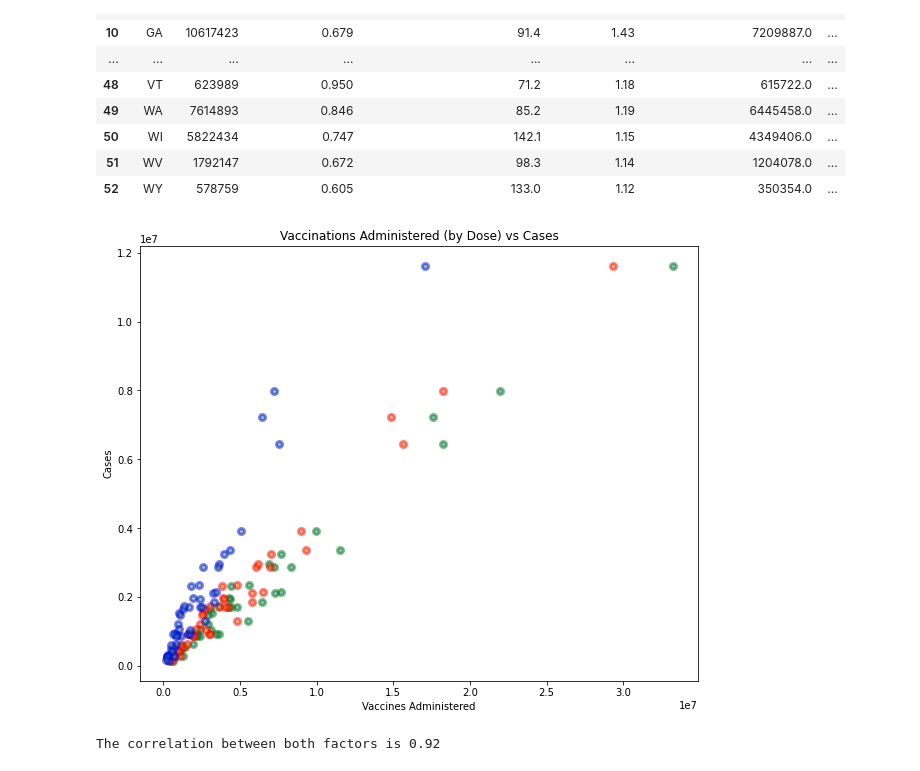
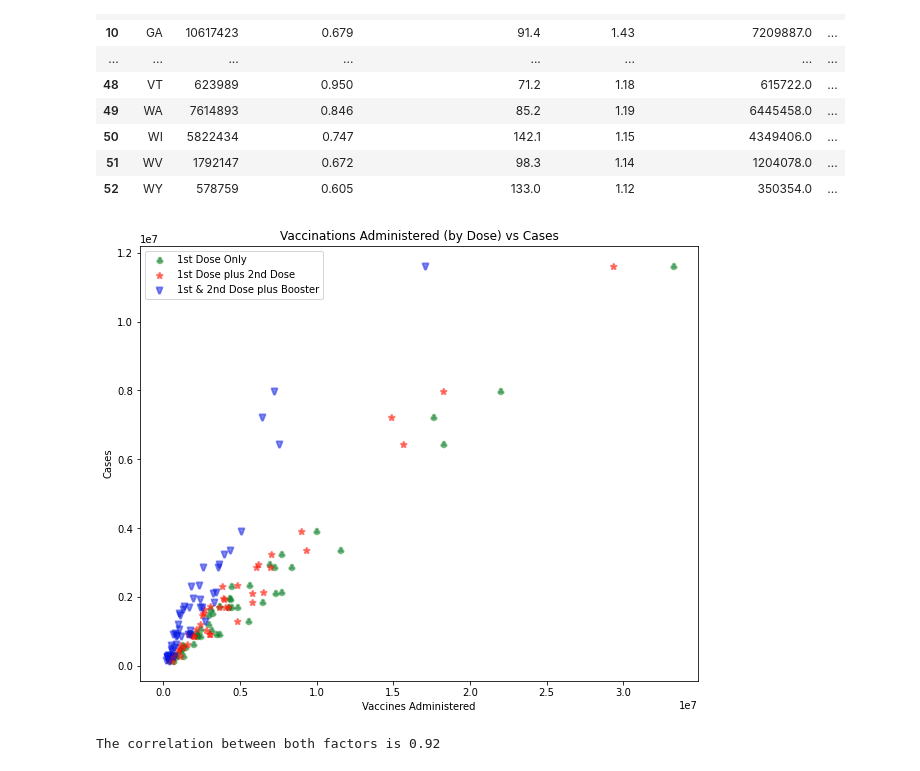
Before and after one commit to xCandy13/bootcamp-project1-healthcare, a Jupyter notebook: vaccine_data.ipynb, the cells around one changed output. Cells and saved outputs as stored; diff of their text form; code cells hidden in the pictures.

```diff
--- a/vaccine_data.ipynb
+++ b/vaccine_data.ipynb
@@ -124,21 +124,22 @@ vacc_data
 # %%
 # Create a scatter plot for cases vs vaccines
 #fig1, ax1 = plt.subplots(figsize=(10,8))
 x_values = vacc_data['Vaccines Initiated (1st Dose)']
 x2_values = vacc_data['Vaccinations Completed (1st & 2nd Dose)']
 x3_values = vacc_data['Vaccinations Additional Dose (1st, 2nd Dose & Booster)']
 y_values = vacc_data['Cases']
 fig1, ax1 = plt.subplots(figsize=(10,8))
-plt.scatter(x_values, y_values,alpha = 0.50, edgecolors = "g", linewidths = 3)
-plt.scatter(x2_values, y_values,alpha = 0.50, edgecolors = "r", linewidths = 3)
-plt.scatter(x3_values, y_values,alpha = 0.50, edgecolors = "b", linewidths = 3)
+plt.scatter(x_values, y_values,alpha = 0.50, edgecolors = "g", linewidths = 2, marker=r'$\clubsuit$', label="1st Dose Only")
+plt.scatter(x2_values, y_values,alpha = 0.50, edgecolors = "r", linewidths = 2, marker=r'$\bigstar$', label="1st Dose plus 2nd Dose")
+plt.scatter(x3_values, y_values,alpha = 0.50, edgecolors = "b", linewidths = 2, marker=r'$\nabla$', label="1st & 2nd Dose plus Booster")
 plt.xlabel('Vaccines Administered')
 plt.ylabel('Cases')
 plt.title("Vaccinations Administered (by Dose) vs Cases")
 plt.savefig("scatter_allvaccines_cases.png", bbox_inches="tight")
+ax1.legend()
 plt.show()
 # %% [output]
-[figure, old version]
+[figure, new version]
 # %%
 # The Pearson correlation coefficient between "1st Vaccine Dose" and "Cases"
 cases = vacc_data.iloc[:,7]
```
